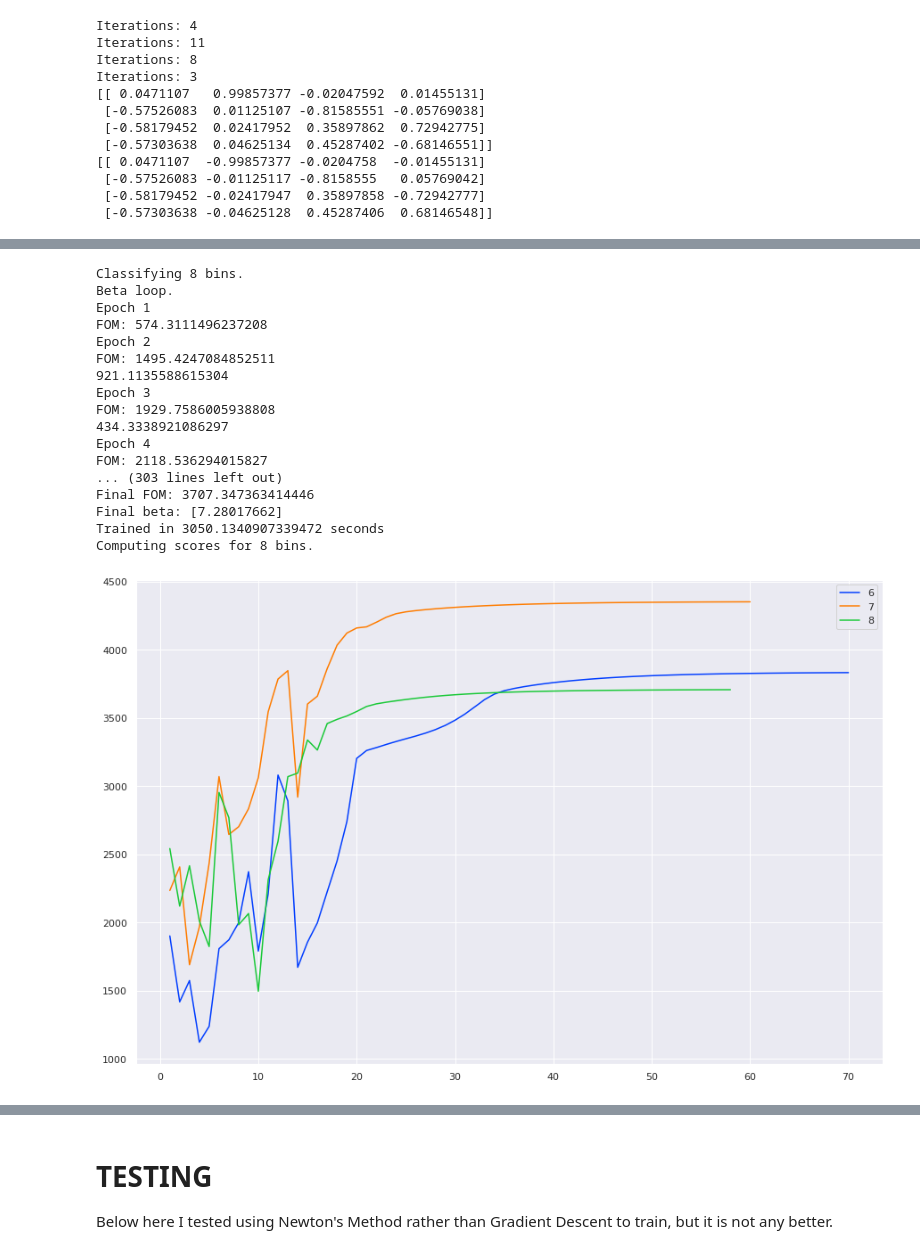
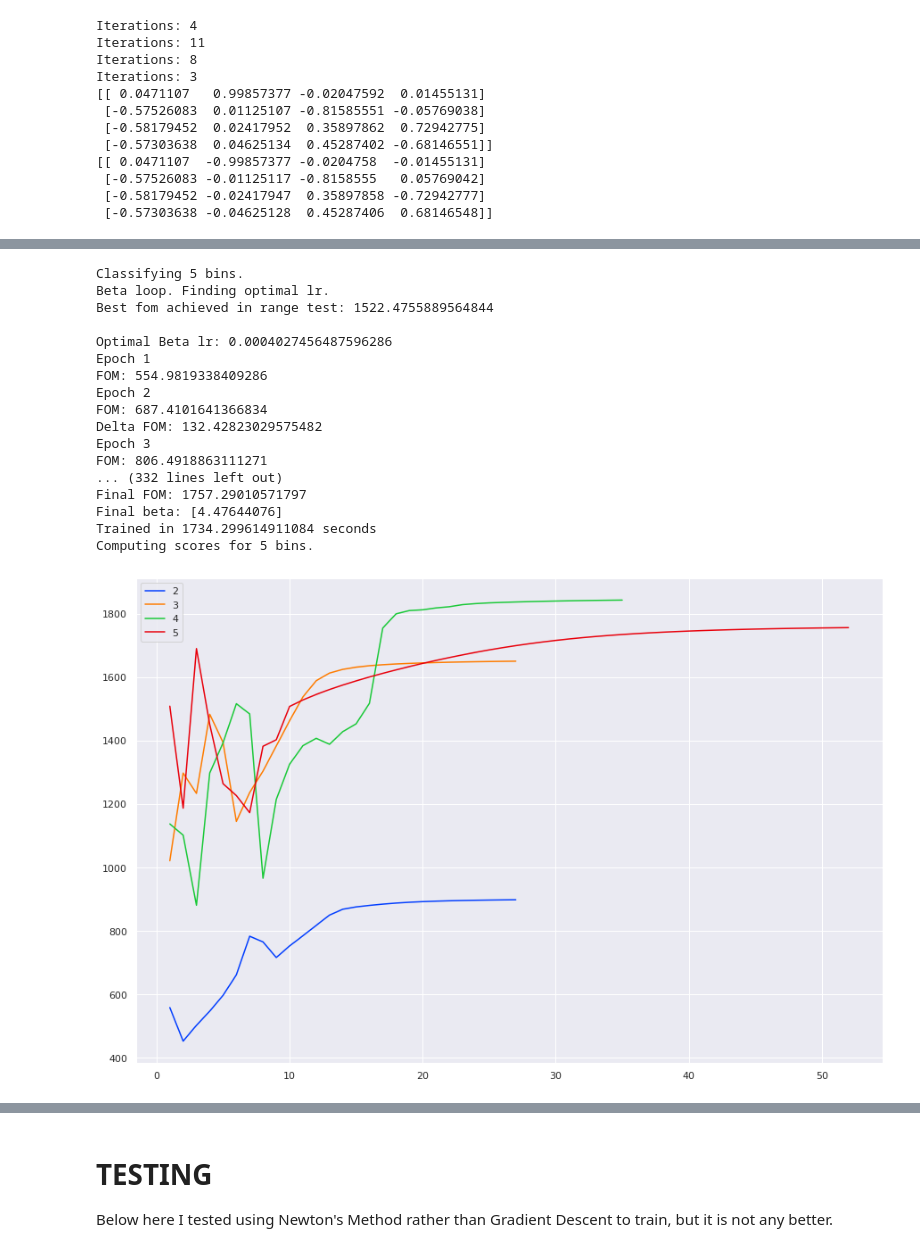
Before and after one commit to LSSTDESC/tomo_challenge, a Jupyter notebook: notebooks/pca_cluster.ipynb, the cells around one changed output, grey strips where cells are left out. Saved outputs shown, nothing was run; the diff lists cells and outputs as text; code cells hidden in the pictures.

Commit message:
Properly implement the range test for lr.

```diff
--- a/notebooks/pca_cluster.ipynb
+++ b/notebooks/pca_cluster.ipynb
@@ -385,7 +395,7 @@ def classify(points, centroids):
     return jnp.argmin(dist, axis=0)
 # %%
 t0 = time.perf_counter()
-centers = fit_centroids(data_cut, z_cut, num_centroids=3, num_epochs=70, impl="fom", lr=0.01)
+centers = fit_centroids(data_cut, z_cut, num_centroids=4, num_epochs=70, impl="fom", lr=0.0024/7)
 duration = time.perf_counter() - t0
 print(f"Trained in {duration} seconds")
 # %% [output]
@@ -611,47 +496,47 @@ with open("score_hist.json", "r") as f:
 # %%
 # Compute those scores.
 score_hist_jc = []
 
 fig, ax = plt.subplots(figsize=(15, 10))
 
 z_cut = z_train[cut]
-for j in range(6, 9):
+for j in range(2, 6):
     clear_output(wait=True)
     print(f"Classifying {j} bins.")
 
     t0 = time.perf_counter()
-    lr = 0.024 / j
-    centers = fit_centroids(data_cut, z_cut, num_centroids=j, num_epochs=70, impl="fom", lr=lr)
+#     lr = 0.024 / j
+    centers = fit_centroids(data_cut, z_cut, num_centroids=j, num_epochs=70, impl="fom")
     duration = time.perf_counter() - t0
     print(f"Trained in {duration} seconds")
 
     y_valid = classify(data_valid_r, centers)
 
     print(f"Computing scores for {j} bins.")
     try:
         score_hist_jc.append(tc.jc_compute_scores(y_valid, z_valid, metrics=["SNR_ww", "SNR_gg", "SNR_3x2",
                                                                              "FOM_ww", "FOM_gg", "FOM_3x2"]))
     except UnexpectedTracerError:
         score_hist_jc.append(tc.jc_compute_scores(y_valid, z_valid, metrics=["SNR_ww", "SNR_gg", "SNR_3x2",
                                                                              "FOM_ww", "FOM_gg", "FOM_3x2"]))
 plt.legend()
 plt.show()
 # %% [output]
-Classifying 8 bins.
-Beta loop.
+Classifying 5 bins.
+Beta loop. Finding optimal lr.
+Best fom achieved in range test: 1522.4755889564844
+
+Optimal Beta lr: 0.0004027456487596286
 Epoch 1
-FOM: 574.3111496237208
+FOM: 554.9819338409286
 Epoch 2
-FOM: 1495.4247084852511
-921.1135588615304
+FOM: 687.4101641366834
+Delta FOM: 132.42823029575482
 Epoch 3
-FOM: 1929.7586005938808
-434.3338921086297
-Epoch 4
-FOM: 2118.536294015827
-... (303 lines left out)
-Final FOM: 3707.347363414446
-Final beta: [7.28017662]
-Trained in 3050.1340907339472 seconds
-Computing scores for 8 bins.
+FOM: 806.4918863111271
+... (332 lines left out)
+Final FOM: 1757.29010571797
+Final beta: [4.47644076]
+Trained in 1734.299614911084 seconds
+Computing scores for 5 bins.
-[figure, old version]
+[figure, new version]
```
Also changed, not shown: parts of 20 cells of this notebook.
